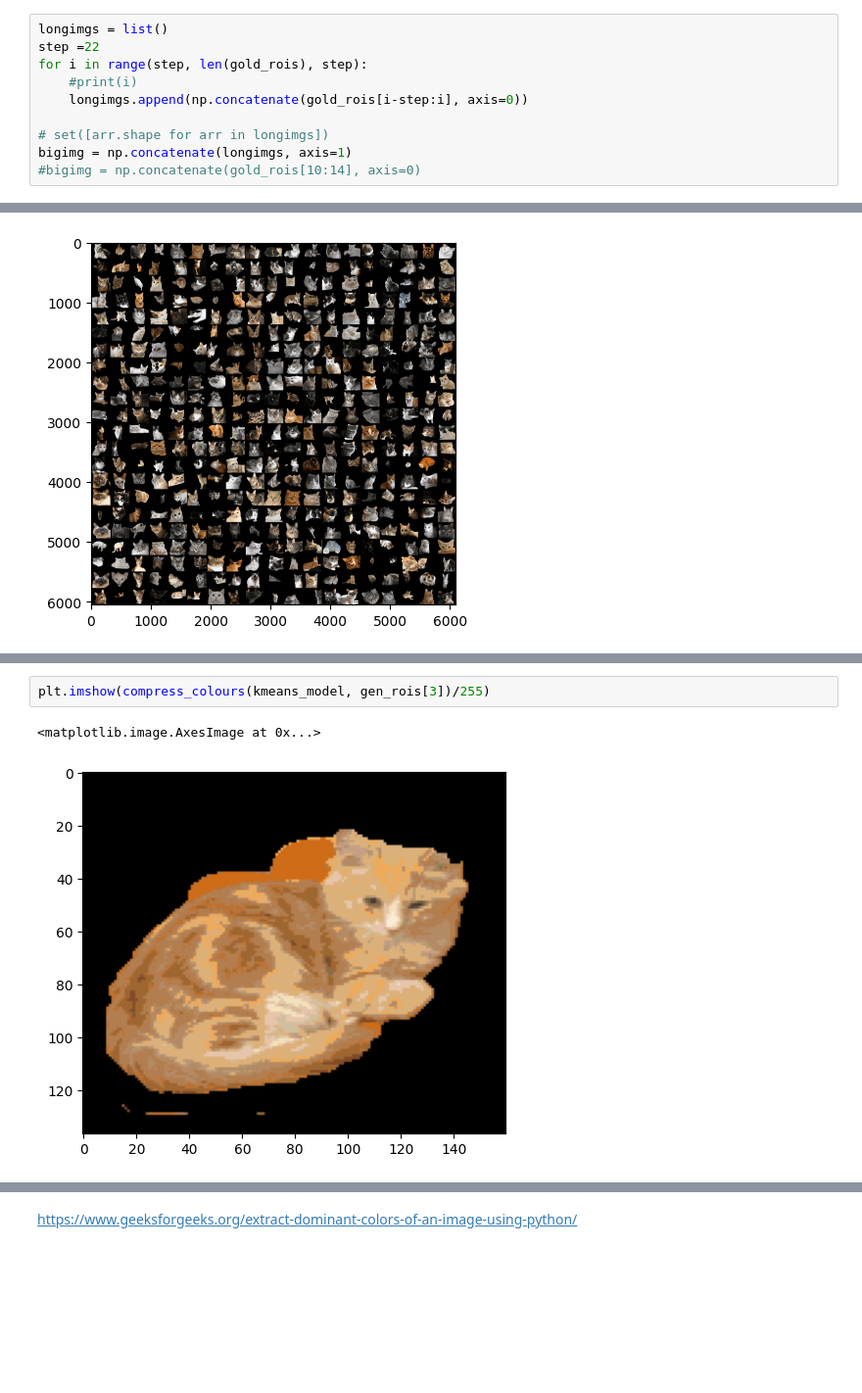
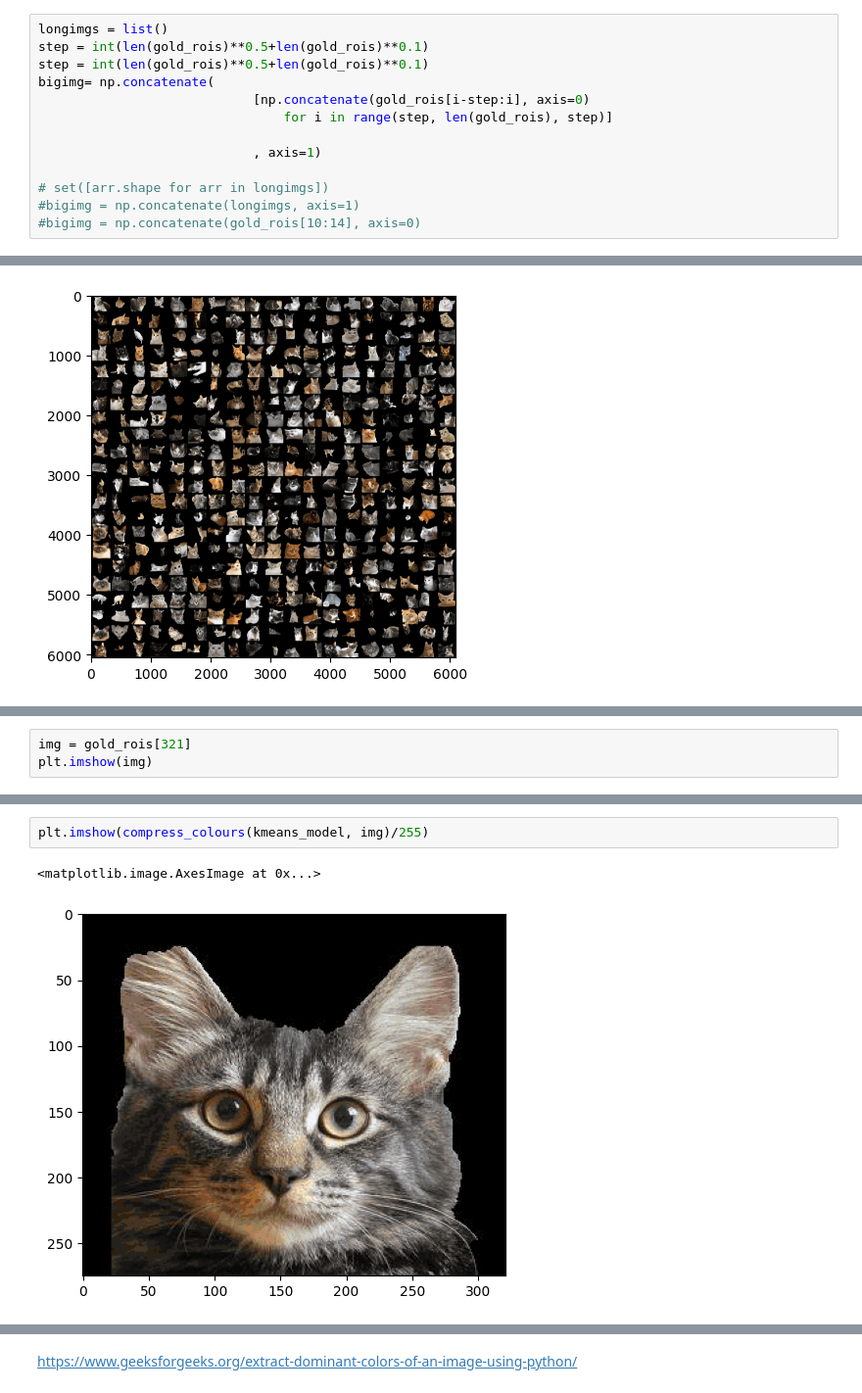
Before and after one commit to jshrdt/ML2-final, a Jupyter notebook: ML2-final-expl.ipynb, the cells around one changed output, grey strips where cells are left out. Shown at 98% size. Drawn from its saved outputs; the diff is of its cells as text; blank space fills up the shorter version.

```diff
--- a/ML2-final-expl.ipynb
+++ b/ML2-final-expl.ipynb
@@ -129,12 +129,15 @@ gen_rois = np.load(config['gen_img_ROIs_file'])
 # %%
 longimgs = list()
-step =22
-for i in range(step, len(gold_rois), step):
-    #print(i)
-    longimgs.append(np.concatenate(gold_rois[i-step:i], axis=0))
+step = int(len(gold_rois)**0.5+len(gold_rois)**0.1)
+step = int(len(gold_rois)**0.5+len(gold_rois)**0.1)
+bigimg= np.concatenate(
+                            [np.concatenate(gold_rois[i-step:i], axis=0)
+                                for i in range(step, len(gold_rois), step)]
+
+                            , axis=1)
 
 # set([arr.shape for arr in longimgs])
-bigimg = np.concatenate(longimgs, axis=1)
+#bigimg = np.concatenate(longimgs, axis=1)
 #bigimg = np.concatenate(gold_rois[10:14], axis=0)
 # %%
 bigimg.shape
@@ -165,0 +165,3 @@ plt.imshow(gen_rois[3])
+# %%
+img = gold_rois[321]
+plt.imshow(img)
@@ -166,5 +171,5 @@ plt.imshow(gen_rois[3])
 # %%
-plt.imshow(compress_colours(kmeans_model, gen_rois[3])/255)
+plt.imshow(compress_colours(kmeans_model, img)/255)
 # %% [output]
 <matplotlib.image.AxesImage at 0x...>
-[figure, old version]
+[figure, new version]
```
Also changed, not shown: parts of 32 cells of this notebook, 5 other files.
